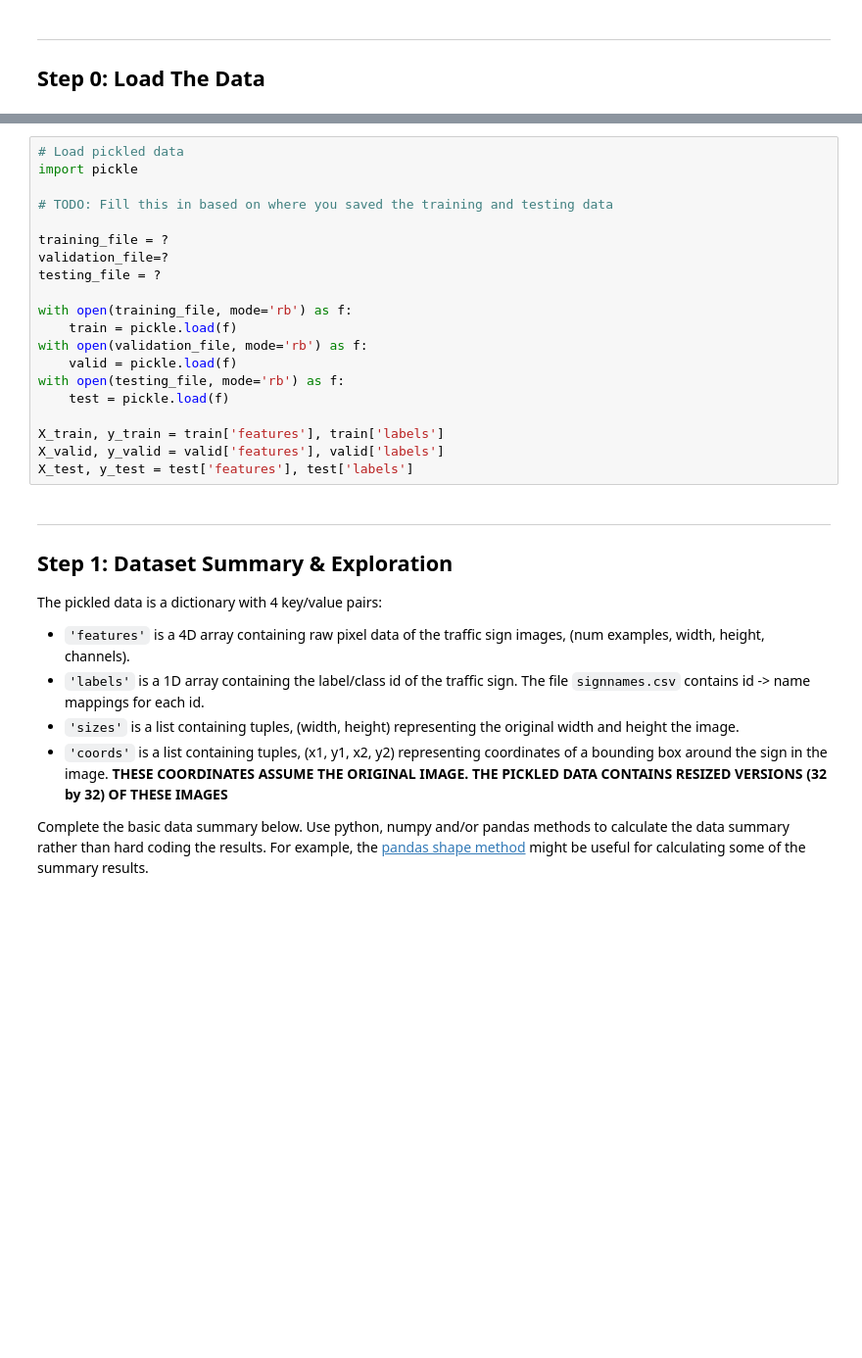
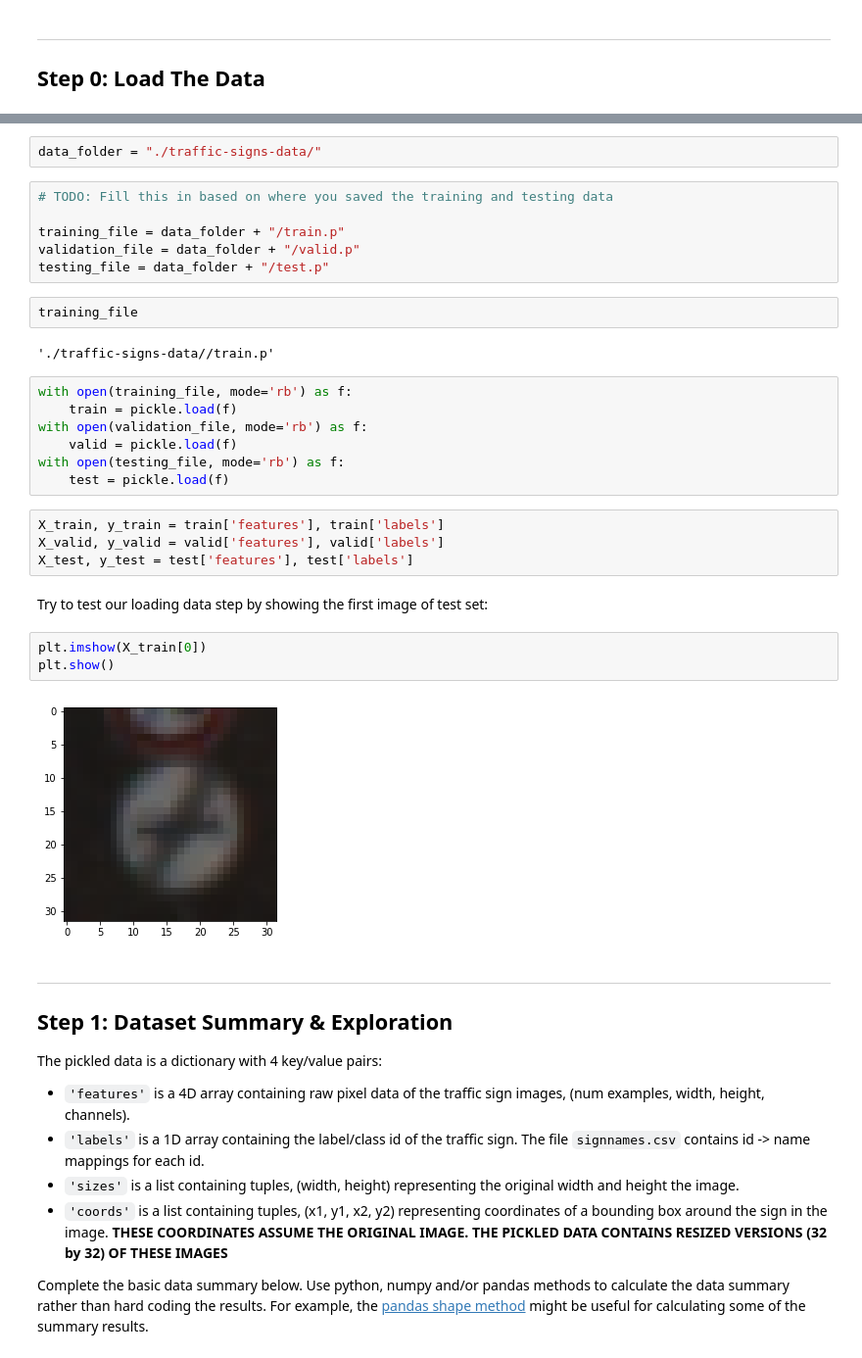
Before and after one commit to NgocVTran/Udacity---Self-Driving-Car, a Jupyter notebook: project2/Traffic_Sign_Classifier.ipynb, the cells around one changed output, grey strips where cells are left out. Shown at 98% size. Drawn from its saved outputs; the diff is of its cells as text; blank space fills up the shorter version.

```diff
--- a/project2/Traffic_Sign_Classifier.ipynb
+++ b/project2/Traffic_Sign_Classifier.ipynb
@@ -22,23 +49,33 @@ The [rubric](https://review.udacity.com/#!/rubrics/481/view) contains "Stand Out
+# %%
+data_folder = "./traffic-signs-data/"
+# %%
+# TODO: Fill this in based on where you saved the training and testing data
+
+training_file = data_folder + "/train.p"
+validation_file = data_folder + "/valid.p"
+testing_file = data_folder + "/test.p"
+# %%
+training_file
+# %% [output]
+'./traffic-signs-data//train.p'
 # %%
-# Load pickled data
-import pickle
-
-# TODO: Fill this in based on where you saved the training and testing data
-
-training_file = ?
-validation_file=?
-testing_file = ?
-
 with open(training_file, mode='rb') as f:
     train = pickle.load(f)
 with open(validation_file, mode='rb') as f:
     valid = pickle.load(f)
 with open(testing_file, mode='rb') as f:
     test = pickle.load(f)
-
-X_train, y_train = train['features'], train['labels']
-X_valid, y_valid = valid['features'], valid['labels']
-X_test, y_test = test['features'], test['labels']
+# %%
+X_train, y_train = train['features'], train['labels']
+X_valid, y_valid = valid['features'], valid['labels']
+X_test, y_test = test['features'], test['labels']
+# %% [markdown]
+Try to test our loading data step by showing the first image of test set:
+# %%
+plt.imshow(X_train[0])
+plt.show()
+# %% [output]
+[figure, added]
 # %% [markdown]
 ---
 
```
Also changed, not shown: parts of 48 cells of this notebook, 2 other files.
